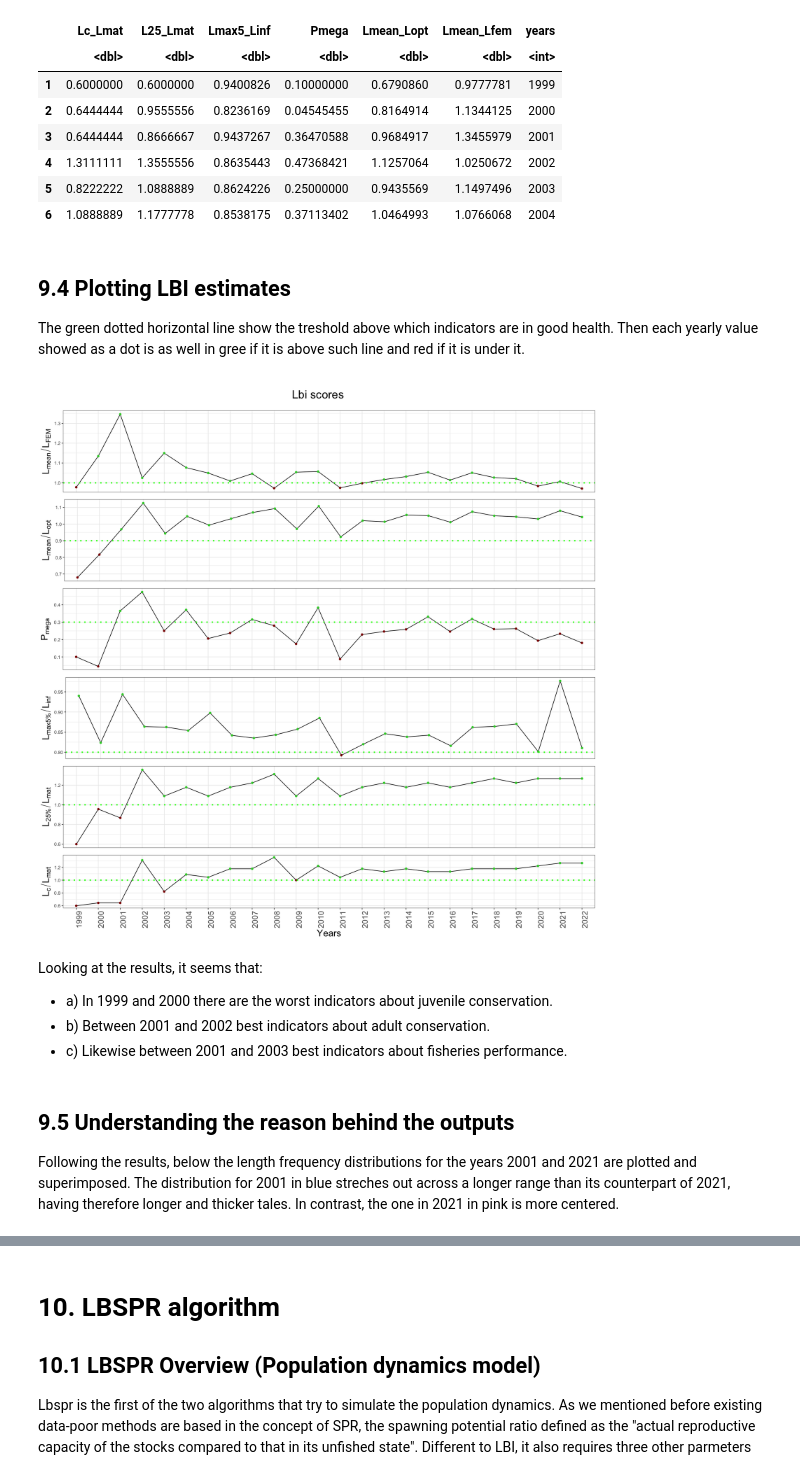
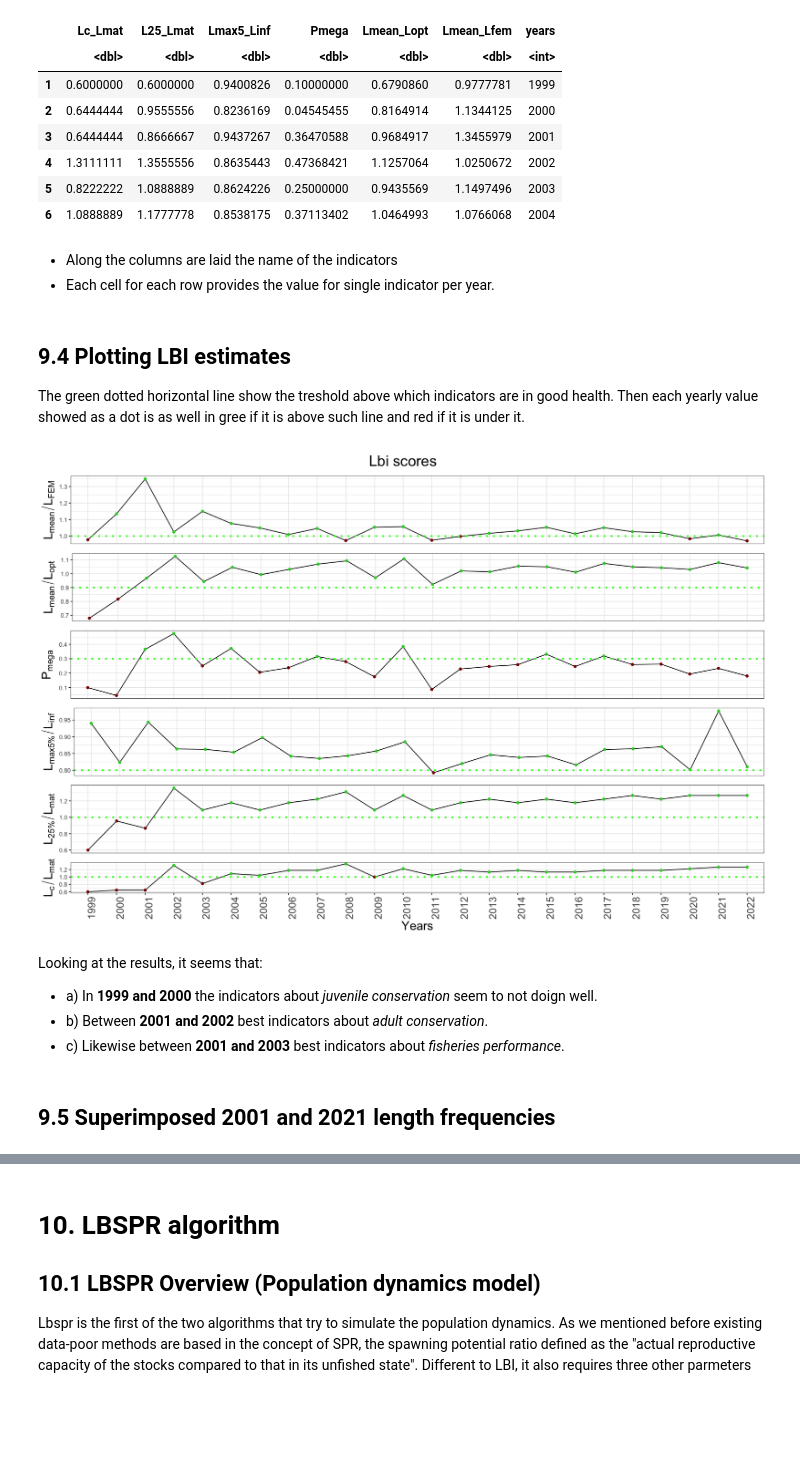
Before and after one commit to d2gex/lbm_seminary, a Jupyter notebook: lbms_workshop.ipynb, the cells around one changed output, grey strips where cells are left out. Saved outputs shown, nothing was run; the diff lists cells and outputs as text; code cells hidden in the pictures; blank space fills up the shorter version.

```diff
--- a/lbms_workshop.ipynb
+++ b/lbms_workshop.ipynb
@@ -326,32 +357,34 @@ A data.frame: 6 × 7
 | 4 | 1.3111111 | 1.3555556 | 0.8635443 | 0.47368421 | 1.1257064 | 1.0250672 | 2002 |
 | 5 | 0.8222222 | 1.0888889 | 0.8624226 | 0.25000000 | 0.9435569 | 1.1497496 | 2003 |
 | 6 | 1.0888889 | 1.1777778 | 0.8538175 | 0.37113402 | 1.0464993 | 1.0766068 | 2004 |
+# %% [markdown]
+* Along the columns are laid the name of the indicators
+* Each cell for each row provides the value for single indicator per year.
 # %% [markdown]
 ## 9.4 Plotting LBI estimates
 
 The green dotted horizontal line show the treshold above which indicators are in good health. Then each yearly value showed as a dot is as well in gree if it is above such line and red if it is under it.
 # %%
 # Threshold above which the corresponding indicators are showing a healthy status
+options(repr.plot.width = 15, repr.plot.height = 10)
 thresholds <- list(
   Lc_Lmat = 1,
   L25_Lmat = 1,
   Lmax5_Linf = 0.8,
   Pmega = 0.3,
   Lmean_Lopt = 0.9,
   Lmean_Lfem = 1)
 lbi_plotter <- LbiOutputPlotter$new(data, thresholds)
 grid <- lbi_plotter$generate_outputs(title_size = 22, title = "Lbi scores")
 grid
 # %% [output]
-[figure, old version]
+[figure, new version]
 # %% [markdown]
 Looking at the results, it seems that:
 
-* a) In 1999 and 2000 there are the worst indicators about juvenile conservation.
-* b) Between 2001 and 2002 best indicators about adult conservation.
-* c) Likewise between 2001 and 2003 best indicators about fisheries performance.
+* a) In **1999 and 2000** the indicators about *juvenile conservation* seem to not doign well.
+* b) Between **2001 and 2002** best indicators about *adult conservation*.
+* c) Likewise between **2001 and 2003** best indicators about *fisheries performance*.
 # %% [markdown]
-## 9.5 Understanding the reason behind the outputs
-
-Following the results, below the length frequency distributions for the years 2001 and 2021 are plotted and superimposed. The distribution for 2001 in blue streches out across a longer range than its counterpart of 2021, having therefore longer and thicker tales. In contrast, the one in 2021 in pink is more centered.
+## 9.5 Superimposed 2001 and 2021 length frequencies
 # %%
```
Also changed, not shown: parts of 9 cells of this notebook, 1 other file.
